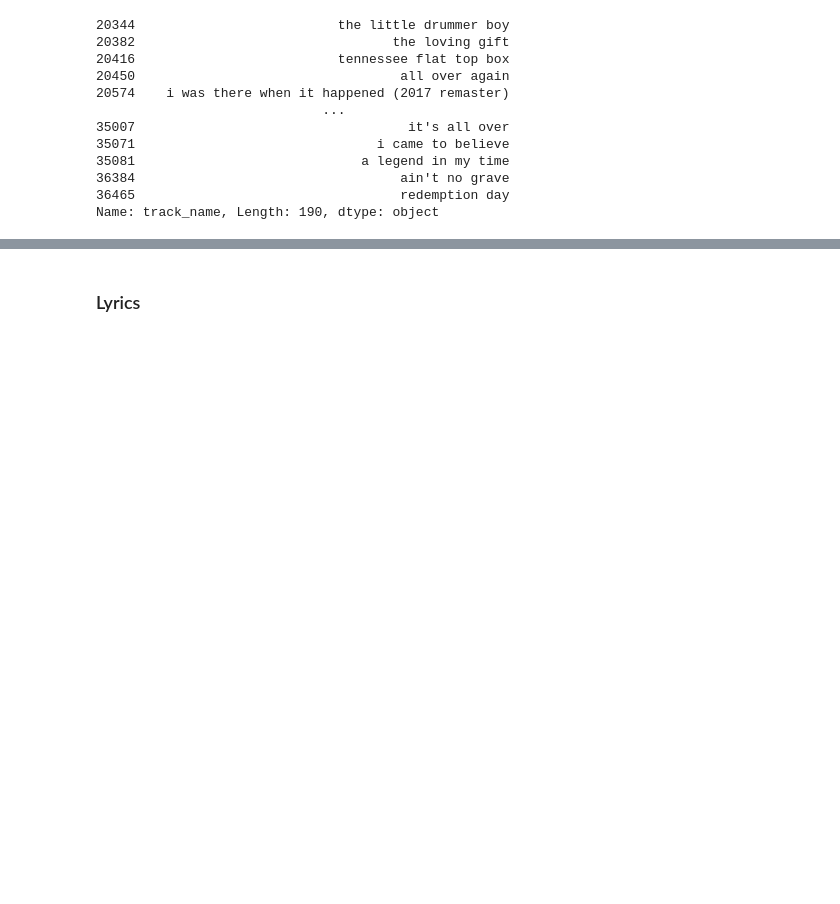
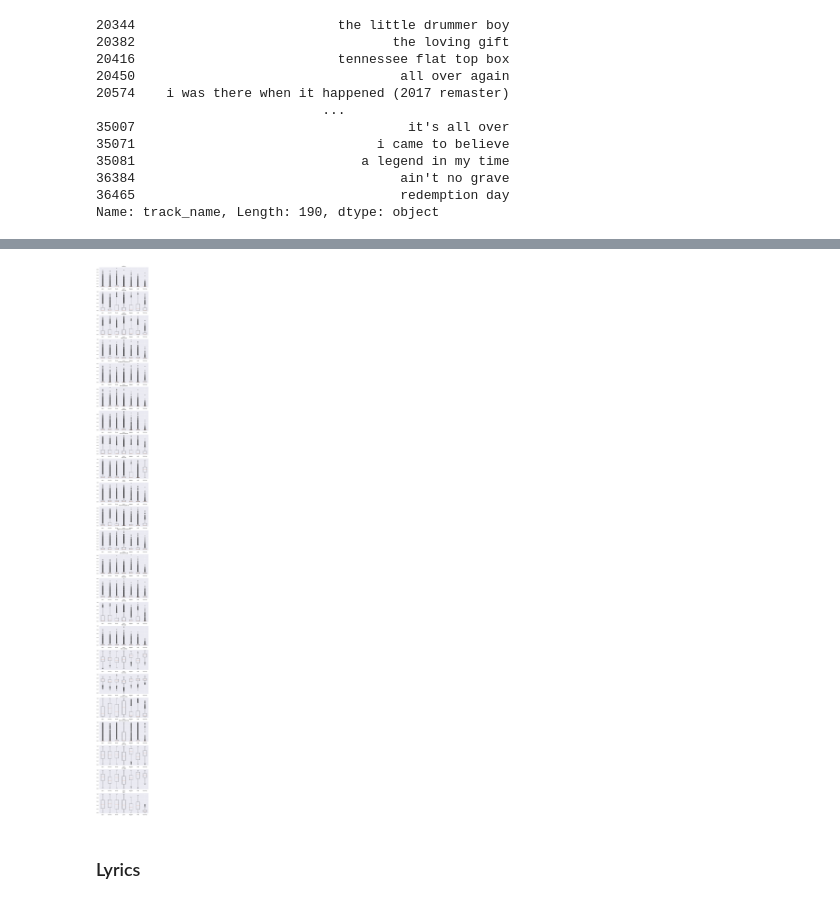
Before and after one commit to LaureanoMuniz/tp3ML, a Jupyter notebook: tp3/AnalisisExploratorio.ipynb, the cells around one changed output, grey strips where cells are left out. Cells and saved outputs as stored; diff of their text form; code cells hidden in the pictures; blank space fills up the shorter version.

```diff
--- a/tp3/AnalisisExploratorio.ipynb
+++ b/tp3/AnalisisExploratorio.ipynb
@@ -168,0 +184,3 @@ artists.hist();
+# %%
+for feature in music_df.columns.drop(['artist_name','track_name','release_date','genre','lyrics','words','topic']):
+    print(feature)
@@ -169,3 +205,17 @@ artists.hist();
+# %%
+fig, axes = plt.subplots(nrows= len(features_numericas), figsize=(8, 80))
+fig.tight_layout()
+for i, feature in enumerate(features_numericas):
+    data = []
+    for genre in genres:
+        music_df_per_genre = music_df[music_df.genre == genre][feature]
+        data.append(music_df_per_genre)
+
+    axes[i].boxplot(data)
+    axes[i].set_title(feature)
+    axes[i].set_xticklabels(genres)
+# %% [output]
+[figure, added]
 # %% [markdown]
 ### Lyrics
 # %%
```
Also changed, not shown: parts of 17 cells of this notebook, 2 other files.
